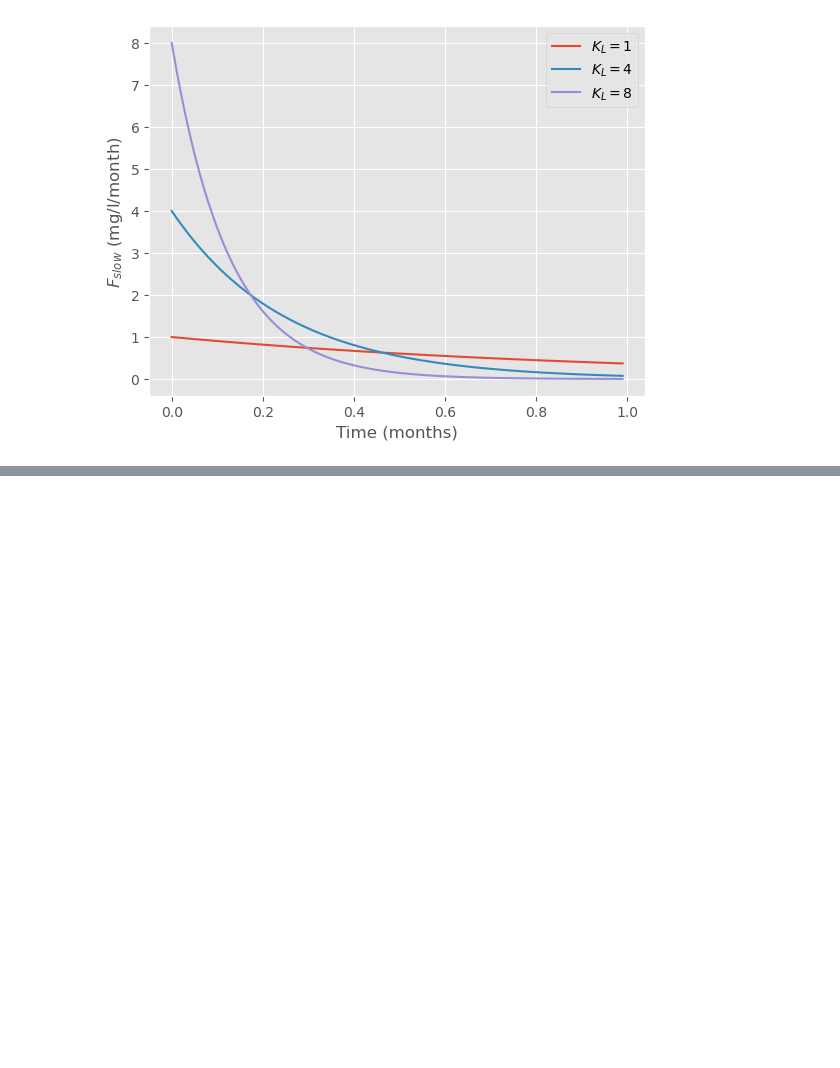
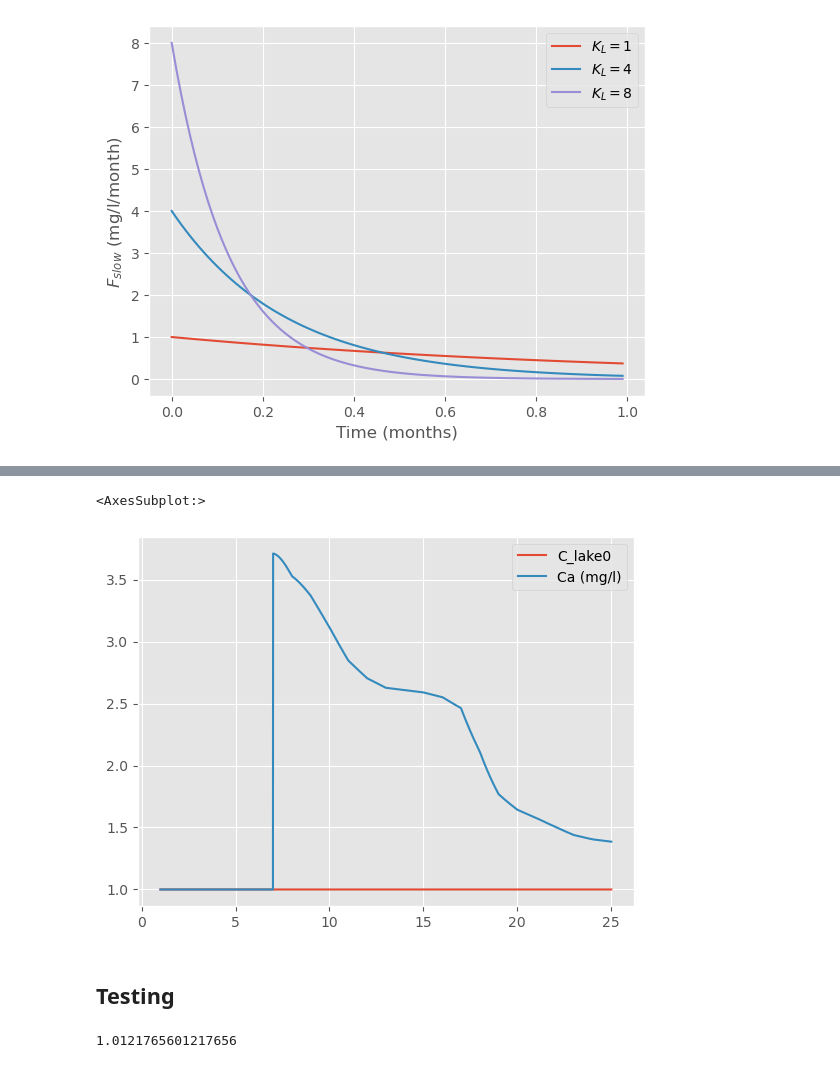
Before and after one commit to NIVANorge/lake_liming_app, a Jupyter notebook: notebooks/box_model.ipynb, the cells around one changed output, grey strips where cells are left out. Saved outputs shown, nothing was run; the diff lists cells and outputs as text; code cells hidden in the pictures; blank space fills up the shorter version.

```diff
--- a/notebooks/box_model.ipynb
+++ b/notebooks/box_model.ipynb
@@ -186,0 +260,32 @@ array([<AxesSubplot:>], dtype=object)
+# %%
+# Liming parameters
+lime_prod = "Miljøkalk EY3"
+lime_dose = 10
+lime_month = 7  # Month in which lime is added. Must be < 'n_months'
+spr_meth = "wet"
+K_L = 1  # month^-1
+F_active = 0.4  # Proportion of lake-bottom lime that remains "active" (i.e. available for dissolution)
+
+# Hydrology
+res_time = 0.7  # Volume / mean_annual_q
+flow_profile = "fjell"  # 'none', 'fjell' or 'kyst'
+# %%
+par_dict = {
+    "C_lake0": C_lake0,
+    "C_in0": C_in0,
+    "C_bott0": C_bott0,
+    "pH_lake0": pH_lake0,
+    "lime_prod": lime_prod,
+    "lime_dose": lime_dose,
+    "lime_month": lime_month,
+    "spr_meth": spr_meth,
+    "K_L": K_L,
+    "F_active": F_active,
+    "area": area,
+    "mean_depth": mean_depth,
+    "res_time": res_time,
+    "flow_profile": flow_profile,
+    "n_months": n_months,
+}
+df = model.run_ca_model(par_dict)
+df.head()
@@ -186,0 +299,11 @@ array([<AxesSubplot:>], dtype=object)
+# %%
+df[["C_lake0", "Ca (mg/l)"]].plot()
+# %% [output]
+<AxesSubplot:>
+[figure, added]
+# %% [markdown]
+## Testing
+# %%
+model.est_res_time_from_lake_props(1.14, 5.6, 0.2)
+# %% [output]
+1.0121765601217656
```
Also changed, not shown: parts of 26 cells of this notebook, 3 other files.
